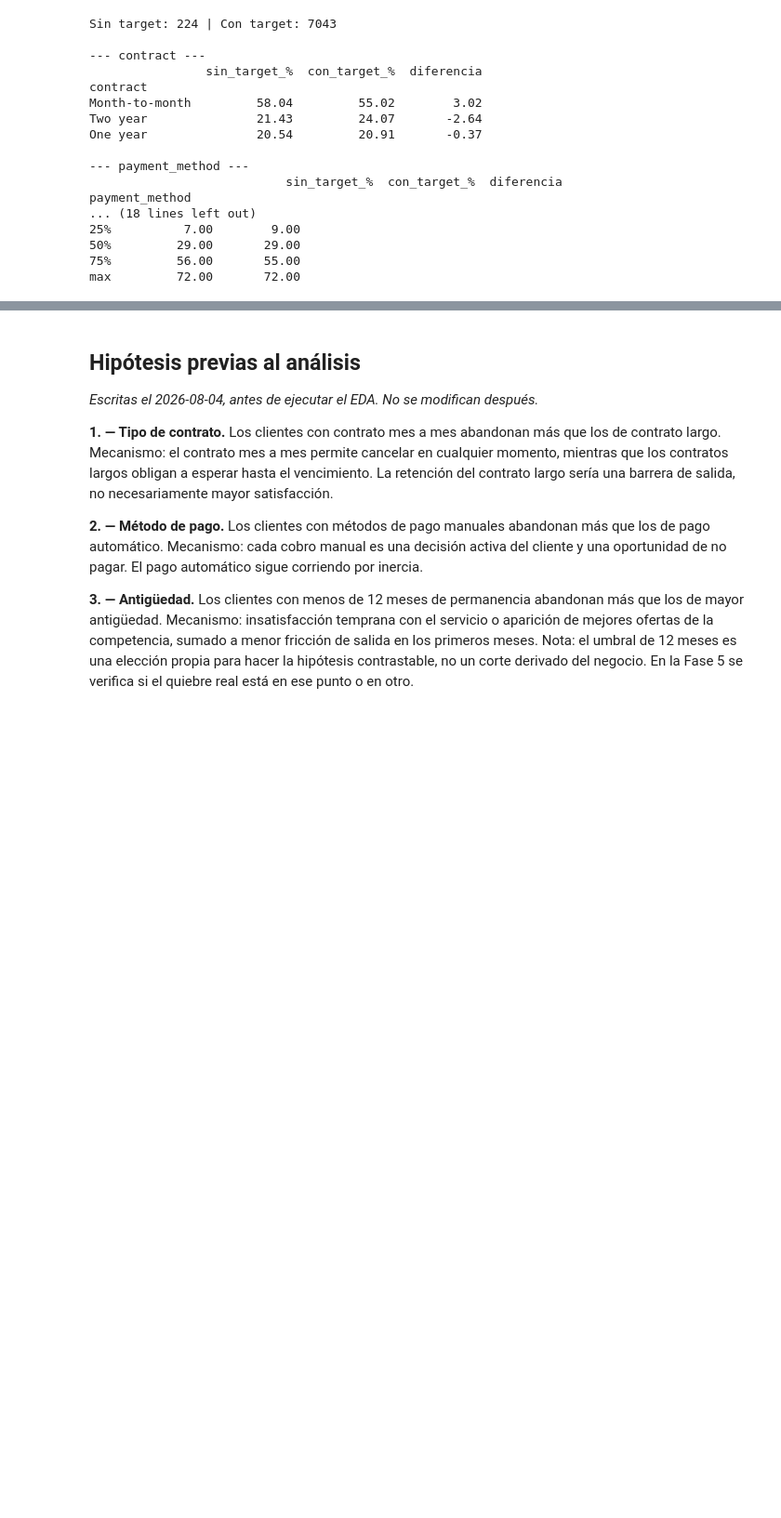
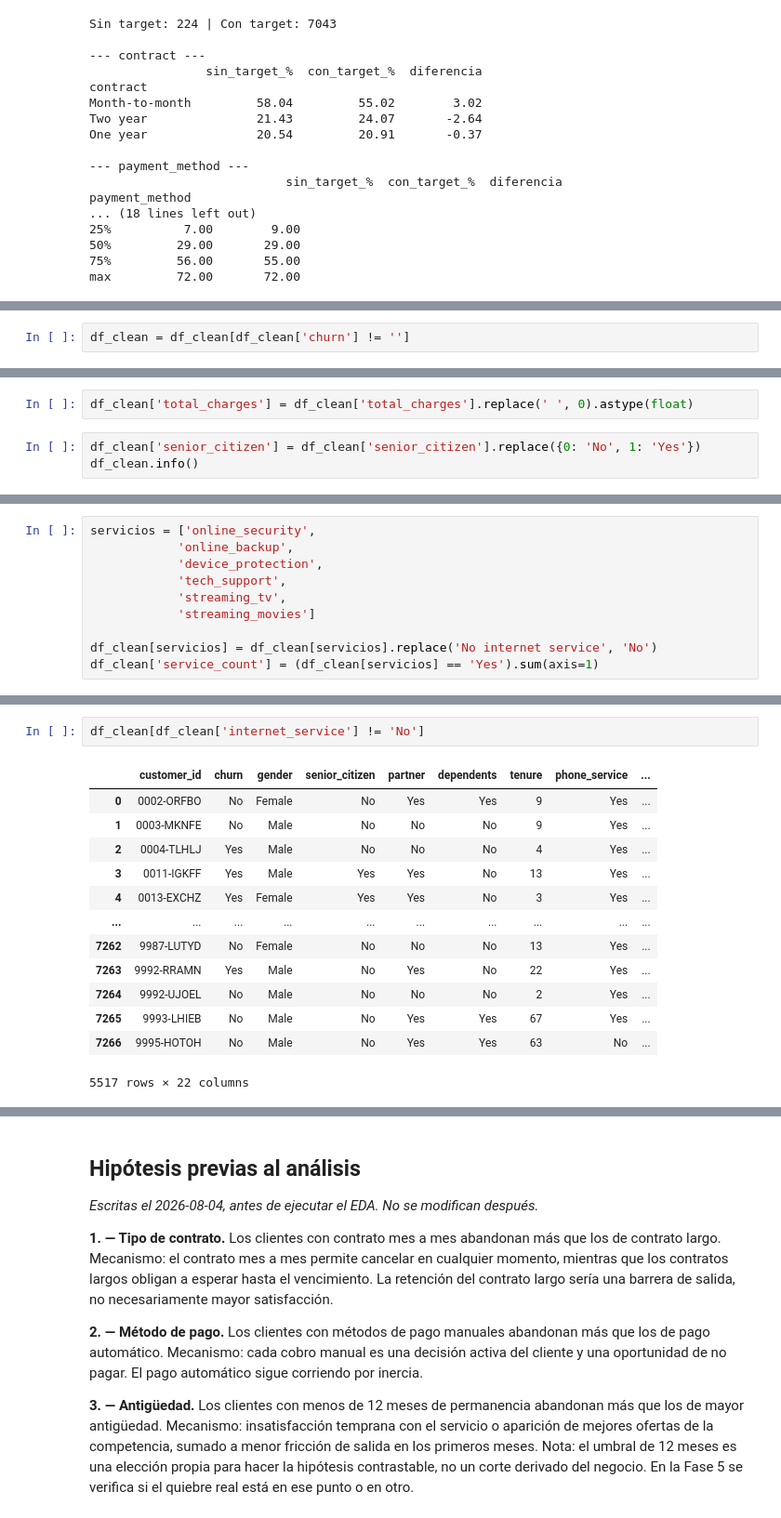
Before and after one commit to Crnari/TelecomX, a Jupyter notebook: notebooks/TelecomX_LATAM.ipynb, the cells around one changed output, grey strips where cells are left out. Shown at 93% size. Cells and saved outputs as stored; diff of their text form; blank space fills up the shorter version.

```diff
--- a/notebooks/TelecomX_LATAM.ipynb
+++ b/notebooks/TelecomX_LATAM.ipynb
@@ -251,0 +312,2 @@ max         72.00       72.00
+# %%
+df_clean = df_clean[df_clean['churn'] != '']
@@ -251,0 +318,5 @@ max         72.00       72.00
+# %%
+df_clean['total_charges'] = df_clean['total_charges'].replace(' ', 0).astype(float)
+# %%
+df_clean['senior_citizen'] = df_clean['senior_citizen'].replace({0: 'No', 1: 'Yes'})
+df_clean.info()
@@ -251,0 +348,10 @@ max         72.00       72.00
+# %%
+servicios = ['online_security',
+            'online_backup',
+            'device_protection',
+            'tech_support',
+            'streaming_tv',
+            'streaming_movies']
+
+df_clean[servicios] = df_clean[servicios].replace('No internet service', 'No')
+df_clean['service_count'] = (df_clean[servicios] == 'Yes').sum(axis=1)
@@ -251,0 +378,16 @@ max         72.00       72.00
+# %%
+df_clean[df_clean['internet_service'] != 'No']
+# %% [output]
+|  | customer_id | churn | gender | senior_citizen | partner | dependents | tenure | phone_service | ... |
+| 0 | 0002-ORFBO | No | Female | No | Yes | Yes | 9 | Yes | ... |
+| 1 | 0003-MKNFE | No | Male | No | No | No | 9 | Yes | ... |
+| 2 | 0004-TLHLJ | Yes | Male | No | No | No | 4 | Yes | ... |
+| 3 | 0011-IGKFF | Yes | Male | Yes | Yes | No | 13 | Yes | ... |
+| 4 | 0013-EXCHZ | Yes | Female | Yes | Yes | No | 3 | Yes | ... |
+| ... | ... | ... | ... | ... | ... | ... | ... | ... | ... |
+| 7262 | 9987-LUTYD | No | Female | No | No | No | 13 | Yes | ... |
+| 7263 | 9992-RRAMN | Yes | Male | No | Yes | No | 22 | Yes | ... |
+| 7264 | 9992-UJOEL | No | Male | No | No | No | 2 | Yes | ... |
+| 7265 | 9993-LHIEB | No | Male | No | Yes | Yes | 67 | Yes | ... |
+| 7266 | 9995-HOTOH | No | Male | No | Yes | Yes | 63 | No | ... |
+5517 rows × 22 columns
```
Also changed, not shown: parts of 10 cells of this notebook, 1 other file.
